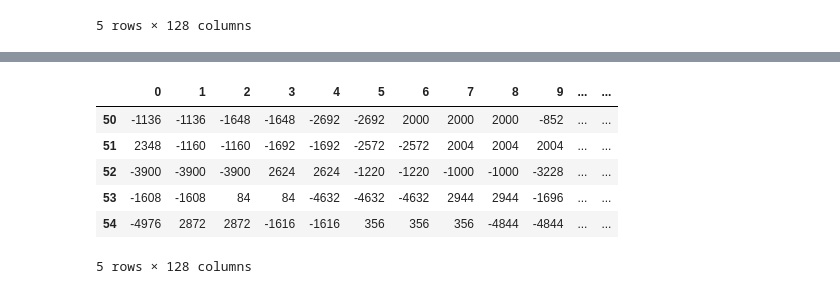
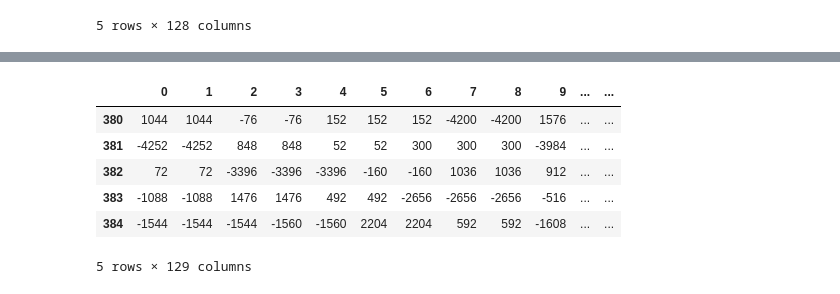
Before and after one commit to martinolorusso/coffee_machine, a Jupyter notebook: data_preparation.ipynb, the cells around one changed output, grey strips where cells are left out. Drawn from its saved outputs; the diff is of its cells as text; code cells hidden in the pictures.

```diff
--- a/data_preparation.ipynb
+++ b/data_preparation.ipynb
@@ -795,0 +640,23 @@ input_signals.head()
+# %%
+"""
+concatena i df estratti da tutti i file (modalità di funzionamento)
+per la variabile desiderata
+"""
+
+def get_all_signals_labelled(files_list, var_to_extract):
+
+    all_signals =  pd.DataFrame()
+
+    for f in files_list:
+
+        signal = get_input_signals(f, sample=128)
+        # aggiunge la colonnda label estraendola dal nome del file
+        signal['label'] = f[f.rfind('\\') +1]
+
+        all_signals = pd.concat([all_signals, signal], axis=0, ignore_index=True)
+
+    return all_signals
+# %%
+var_to_check ='x'
+# %%
+files_list = glob.glob(data_path + '*_' + var_to_check + '_*')
@@ -795,0 +673,2 @@ input_signals.head()
+# %%
+all_x_signals = get_all_signals_labelled(files_list, 'x')
@@ -796,10 +685,10 @@ input_signals.head()
 # %%
-input_signals.tail()
+all_x_signals.tail()
 # %% [output]
 |  | 0 | 1 | 2 | 3 | 4 | 5 | 6 | 7 | 8 | 9 | ... | ... |
-| 50 | -1136 | -1136 | -1648 | -1648 | -2692 | -2692 | 2000 | 2000 | 2000 | -852 | ... | ... |
-| 51 | 2348 | -1160 | -1160 | -1692 | -1692 | -2572 | -2572 | 2004 | 2004 | 2004 | ... | ... |
-| 52 | -3900 | -3900 | -3900 | 2624 | 2624 | -1220 | -1220 | -1000 | -1000 | -3228 | ... | ... |
-| 53 | -1608 | -1608 | 84 | 84 | -4632 | -4632 | -4632 | 2944 | 2944 | -1696 | ... | ... |
-| 54 | -4976 | 2872 | 2872 | -1616 | -1616 | 356 | 356 | 356 | -4844 | -4844 | ... | ... |
+| 380 | 1044 | 1044 | -76 | -76 | 152 | 152 | 152 | -4200 | -4200 | 1576 | ... | ... |
+| 381 | -4252 | -4252 | 848 | 848 | 52 | 52 | 300 | 300 | 300 | -3984 | ... | ... |
+| 382 | 72 | 72 | -3396 | -3396 | -3396 | -160 | -160 | 1036 | 1036 | 912 | ... | ... |
+| 383 | -1088 | -1088 | 1476 | 1476 | 492 | 492 | -2656 | -2656 | -2656 | -516 | ... | ... |
+| 384 | -1544 | -1544 | -1544 | -1560 | -1560 | 2204 | 2204 | 592 | 592 | -1608 | ... | ... |
-5 rows × 128 columns
+5 rows × 129 columns
```
Also changed, not shown: parts of 136 cells of this notebook, 56 other files.
